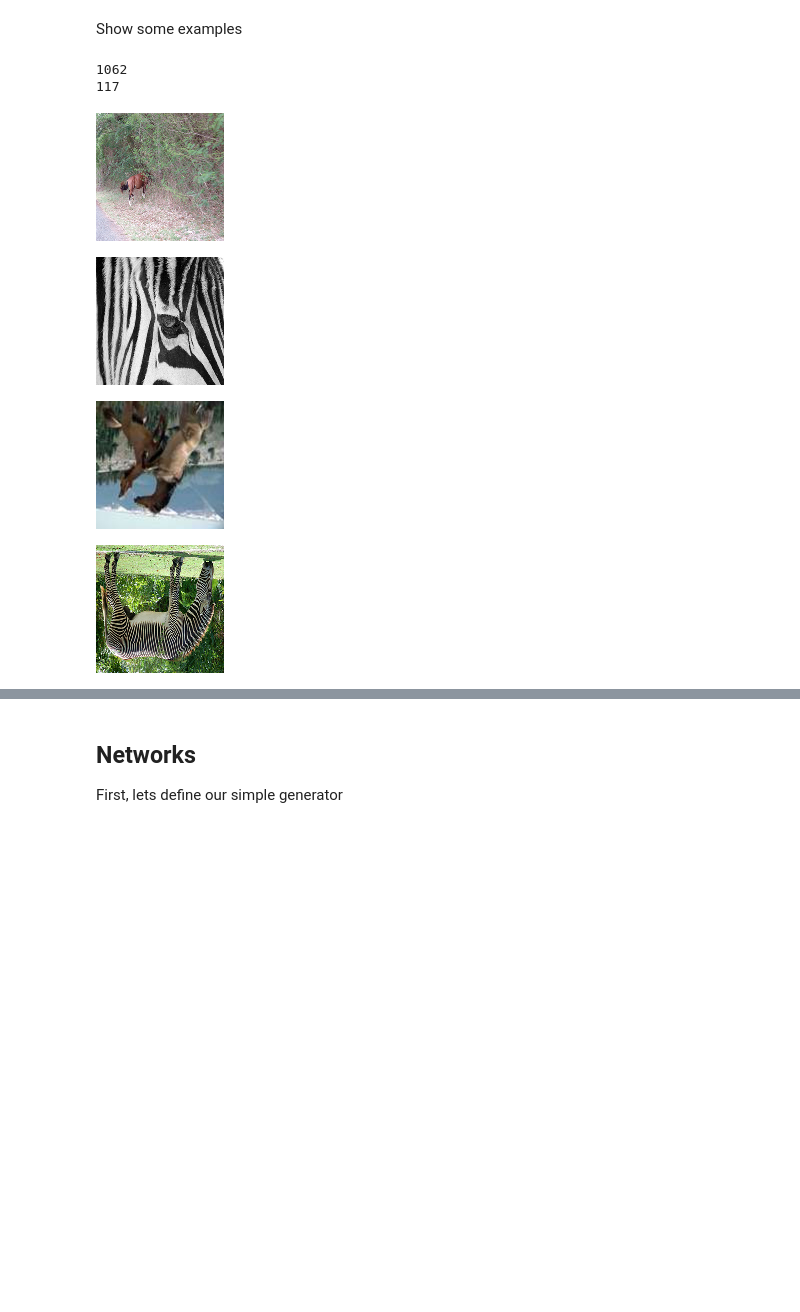
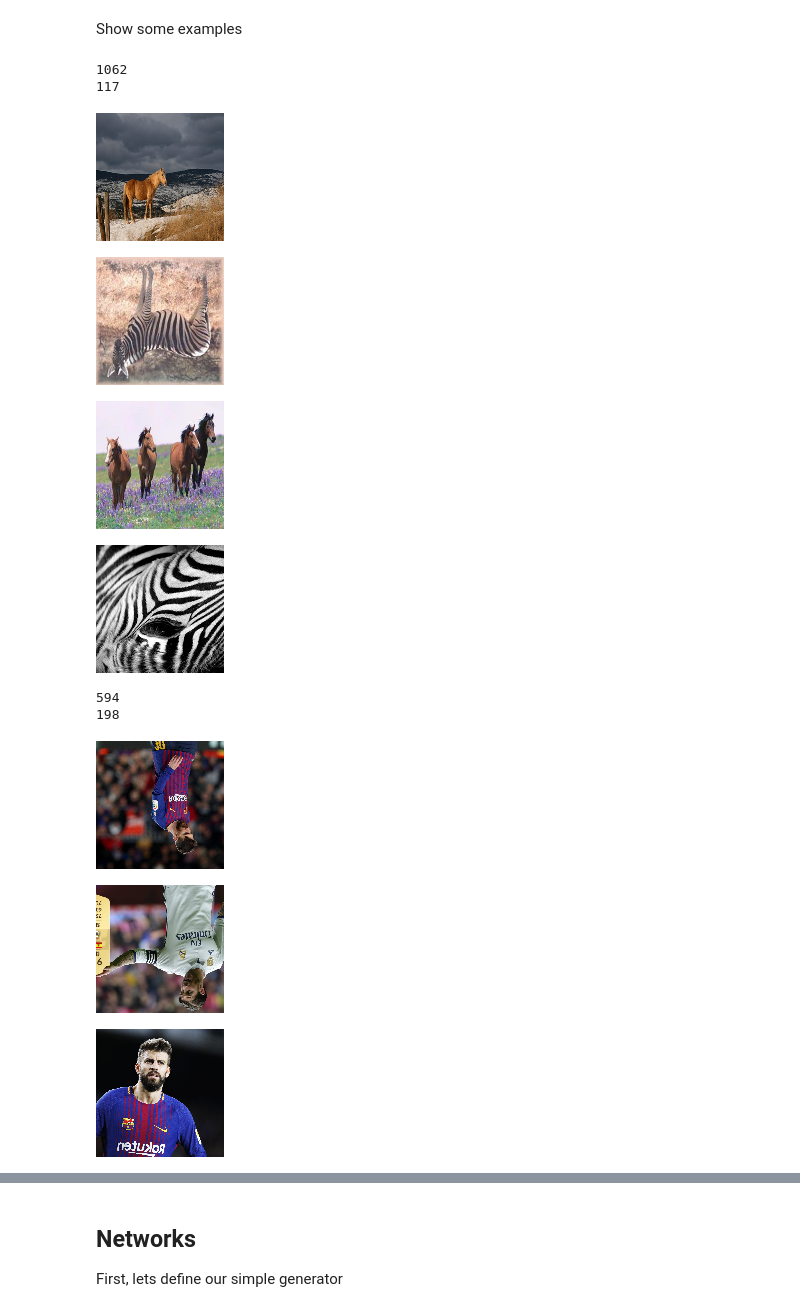
Before and after one commit to rplanas79/2019-upcaidl-project, a Jupyter notebook: Cycle_GAN_horse2zebra.ipynb, the cells around one changed output, grey strips where cells are left out. Cells and saved outputs as stored; diff of their text form; code cells hidden in the pictures; blank space fills up the shorter version.

Commit message:
Add files via upload
New version - fcbarcelona2madrid dataset

```diff
--- a/Cycle_GAN_horse2zebra.ipynb
+++ b/Cycle_GAN_horse2zebra.ipynb
@@ -152,18 +204,18 @@ tf = transforms.Compose(
     [transforms.Resize(image_size, interpolation=0),
      transforms.RandomHorizontalFlip(),
      transforms.RandomVerticalFlip(),
+     transforms.CenterCrop(image_size),
      transforms.ToTensor(),
      transforms.Normalize((0.5,), (0.5,))]
     )
 
-#horse2zebra_trainA = Horse2ZebraDataset(root_dir='./datasets/horse2zebra/trainA', transform=tf)
-#horse2zebra_testA  = Horse2ZebraDataset(root_dir='./datasets/horse2zebra/testA', transform=tf)
-
-#horse2zebra_trainB = Horse2ZebraDataset(root_dir='./datasets/horse2zebra/trainB', transform=tf)
-#horse2zebra_testB  = Horse2ZebraDataset(root_dir='./datasets/horse2zebra/testB', transform=tf)
-
+# Horse2Zebra
 horse2zebra_train = TwoDatasets('./datasets/horse2zebra/trainA', './datasets/horse2zebra/trainB', batch_size, transform=tf)
 horse2zebra_test  = TwoDatasets('./datasets/horse2zebra/testA',  './datasets/horse2zebra/testB',  batch_size, transform=tf)
+
+# Barcelona2Madrid
+barcelona2madrid_train = TwoDatasets('./datasets/barcelona2madrid/trainA', './datasets/barcelona2madrid/trainB', batch_size, transform=tf)
+barcelona2madrid_test  = TwoDatasets('./datasets/barcelona2madrid/testA',  './datasets/barcelona2madrid/testB',  batch_size, transform=tf)
 # %% [markdown]
 ## Data Loader
 Create data loaders for the horse2zebra dataset
@@ -180,16 +233,30 @@ Show some examples
 # %%
 print(len(horse2zebra_train))
 print(len(horse2zebra_test))
 
 display_batch_images(horse2zebra_train[0][0])
 display_batch_images(horse2zebra_train[0][1])
 #
 display_batch_images(horse2zebra_test[0][0])
 display_batch_images(horse2zebra_test[0][1])
+
+print(len(barcelona2madrid_train))
+print(len(barcelona2madrid_test))
+
+display_batch_images(barcelona2madrid_train[0][0])
+display_batch_images(barcelona2madrid_train[0][1])
+#
+display_batch_images(barcelona2madrid_test[0][0])
+display_batch_images(barcelona2madrid_test[0][1])
 # %% [output]
 1062
 117
-[figure, old version]
+[figure, new version]
-[figure, old version]
+[figure, new version]
-[figure, old version]
+[figure, new version]
-[figure, old version]
+[figure, new version]
+594
+198
+[figure, added]
+[figure, added]
+[figure, added]
```
Also changed, not shown: parts of 7 cells of this notebook.
